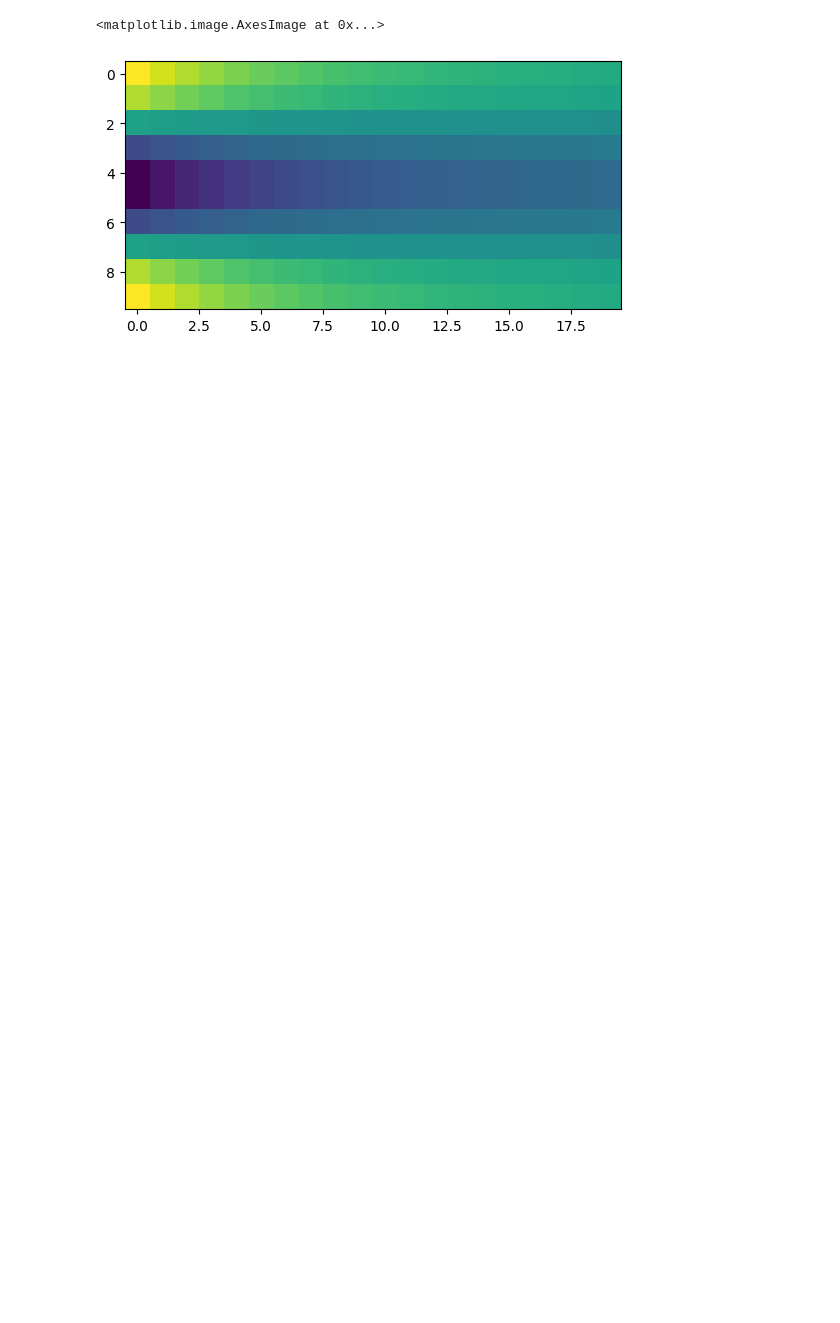
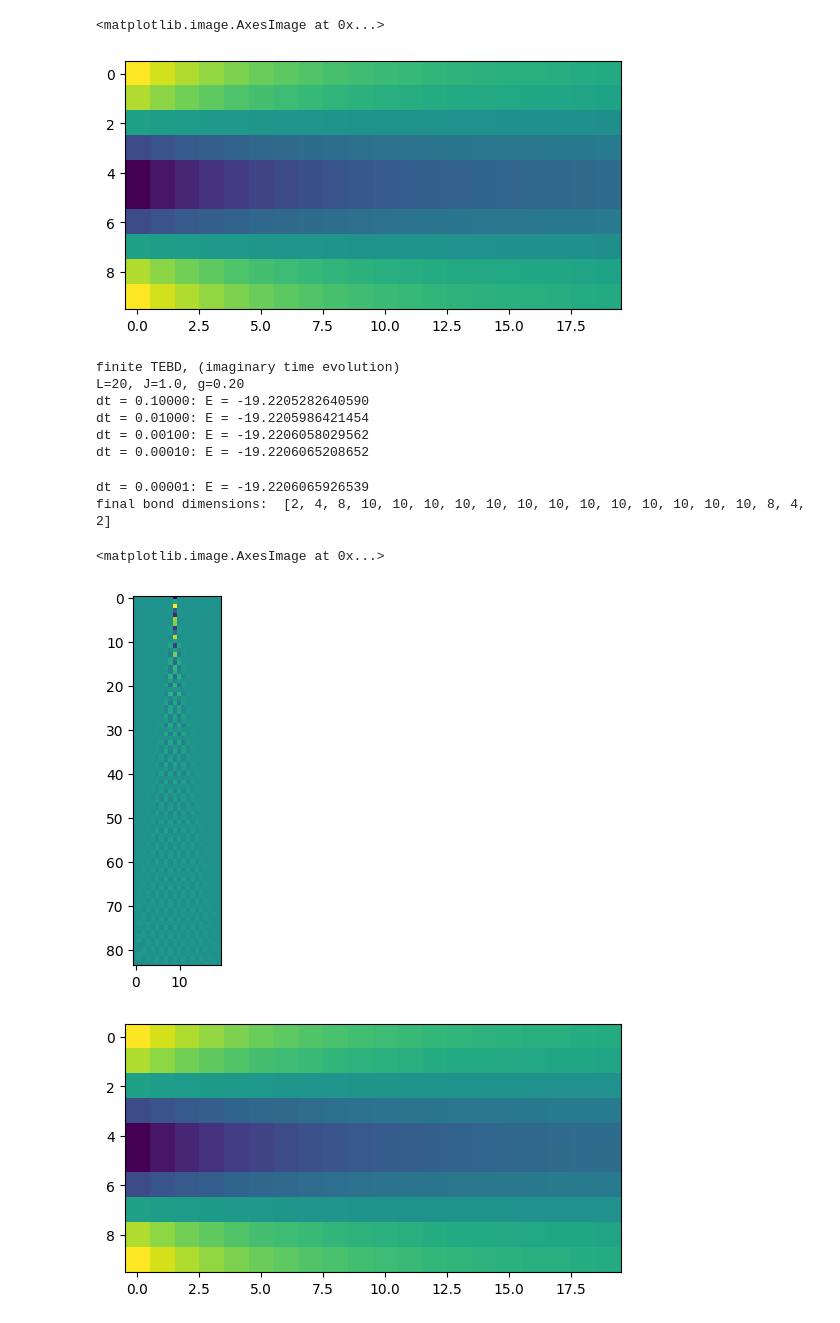
Before and after one commit to rbudai98/University, a Jupyter notebook: FOPRA_32/final_version/notebook_c.ipynb, the cells around one changed output. Cells and saved outputs as stored; diff of their text form; code cells hidden in the pictures; blank space fills up the shorter version.

```diff
--- a/FOPRA_32/final_version/notebook_c.ipynb
+++ b/FOPRA_32/final_version/notebook_c.ipynb
@@ -490,0 +490,25 @@ h = 0
+# %%
+g1 = 0.2
+L1 = 20
+J1 = 1
+T1 = 25* J1
+
+
+corrs,_ = run_time_evolution(L1, J1, g1, T1)
+plt.imshow(corrs.real)
+
+plt.figure()
+S = calc_S(corrs, ks, ws)
+plt.imshow(S.real)
+# %% [output]
+finite TEBD, (imaginary time evolution)
+L=20, J=1.0, g=0.20
+dt = 0.10000: E = -19.2205282640590
+dt = 0.01000: E = -19.2205986421454
+dt = 0.00100: E = -19.2206058029562
+dt = 0.00010: E = -19.2206065208652
+dt = 0.00001: E = -19.2206065926539
+final bond dimensions:  [2, 4, 8, 10, 10, 10, 10, 10, 10, 10, 10, 10, 10, 10, 10, 10, 8, 4, 2]
+<matplotlib.image.AxesImage at 0x...>
+[figure, added]
+[figure, added]
```
Also changed, not shown: parts of 7 cells of this notebook.
